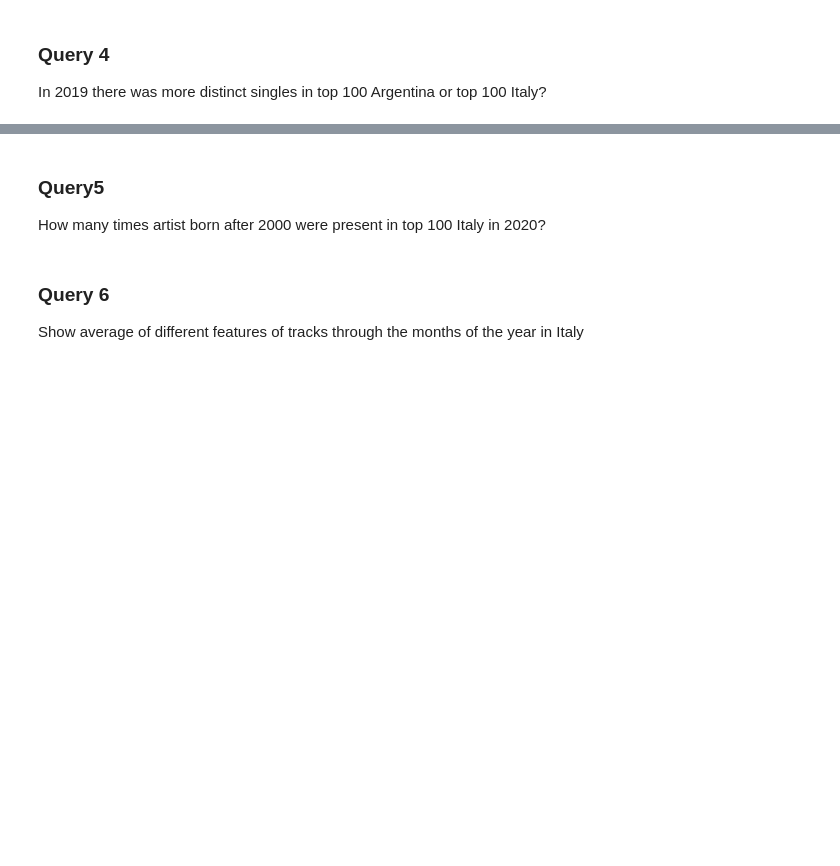
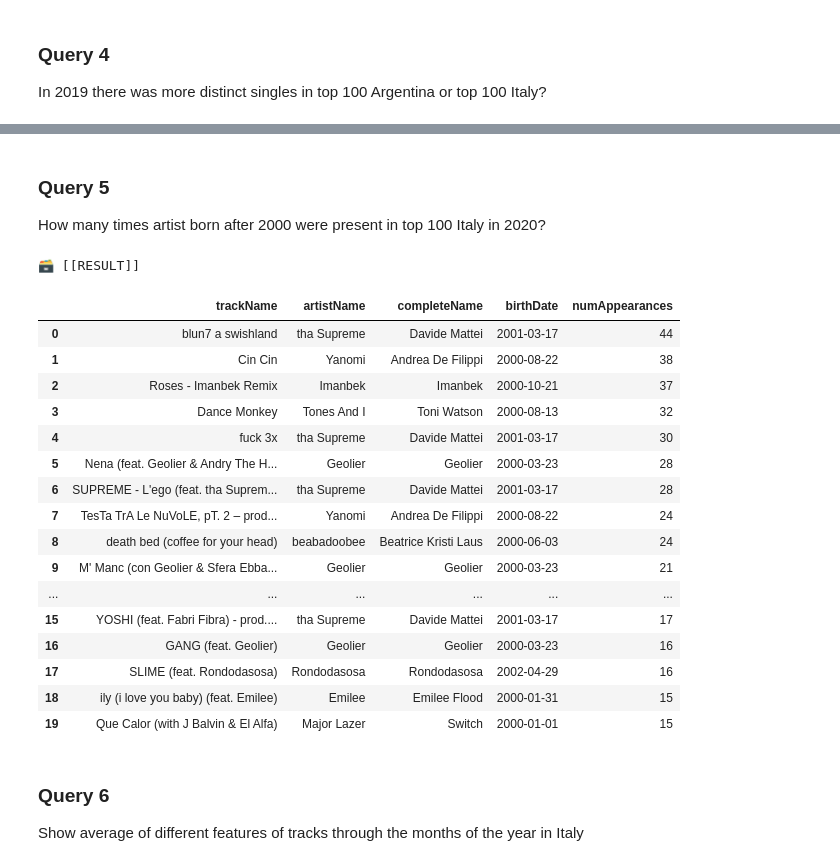
Before and after one commit to luca-martinelli-09/spotify-lod, a Jupyter notebook: spotifyGraphQueries.ipynb, the cells around one changed output, grey strips where cells are left out. Saved outputs shown, nothing was run; the diff lists cells and outputs as text; code cells hidden in the pictures; blank space fills up the shorter version.

Commit message:
Some update to query

```diff
--- a/spotifyGraphQueries.ipynb
+++ b/spotifyGraphQueries.ipynb
@@ -366,34 +432,55 @@ printResult(result, resultType)
 # %% [markdown]
-### Query5
+### Query 5
 How many times artist born after 2000 were present in top 100 Italy in 2020?
 # %%
 result, resultType = executeQuery("""
     select distinct ?trackName ?artistName ?completeName ?birthDate (count(?chartDate) as ?numAppearances) where {
         ?track a so:Track ;
             so:name ?trackName ;
             so:appearsIn ?appearance .
         ?artist a so:Artist ;
                 so:partecipateIn ?track ;
                 so:name ?artistName .
         ?artistPerson so:isMemberOf ?artist ;
                     so:name ?realName ;
                     so:surname ?realSurname ;
                     so:birthDate ?birthDate ;
                     so:deathDate ?deathDate .
         ?appearance a so:Appearance ;
                     so:isPositionedIn ?chart.
         ?chart a so:Chart;
             so:isReferredTo countries:it ;
             so:date ?chartDate ;
             so:name ?chartName .
 
         bind(concat(?realName, " ", ?realSurname) AS ?completeName) .
         filter(?birthDate >= "2000-01-01"^^xsd:date) .
         filter(?chartDate > "2020-01-01"^^xsd:date) .
     } group by ?trackName ?artistName ?completeName ?birthDate
+    order by desc(?numAppearances)
+    limit 20
 """)
 
 printResult(result, resultType)
+# %% [output]
+🗃️ [[RESULT]]
+|  | trackName | artistName | completeName | birthDate | numAppearances |
+| 0 | blun7 a swishland | tha Supreme | Davide Mattei | 2001-03-17 | 44 |
+| 1 | Cin Cin | Yanomi | Andrea De Filippi | 2000-08-22 | 38 |
+| 2 | Roses - Imanbek Remix | Imanbek | Imanbek | 2000-10-21 | 37 |
+| 3 | Dance Monkey | Tones And I | Toni Watson | 2000-08-13 | 32 |
+| 4 | fuck 3x | tha Supreme | Davide Mattei | 2001-03-17 | 30 |
+| 5 | Nena (feat. Geolier & Andry The H... | Geolier | Geolier | 2000-03-23 | 28 |
+| 6 | SUPREME - L'ego (feat. tha Suprem... | tha Supreme | Davide Mattei | 2001-03-17 | 28 |
+| 7 | TesTa TrA Le NuVoLE, pT. 2 – prod... | Yanomi | Andrea De Filippi | 2000-08-22 | 24 |
+| 8 | death bed (coffee for your head) | beabadoobee | Beatrice Kristi Laus | 2000-06-03 | 24 |
+| 9 | M' Manc (con Geolier & Sfera Ebba... | Geolier | Geolier | 2000-03-23 | 21 |
+| ... | ... | ... | ... | ... | ... |
+| 15 | YOSHI (feat. Fabri Fibra) - prod.... | tha Supreme | Davide Mattei | 2001-03-17 | 17 |
+| 16 | GANG (feat. Geolier) | Geolier | Geolier | 2000-03-23 | 16 |
+| 17 | SLIME (feat. Rondodasosa) | Rondodasosa | Rondodasosa | 2002-04-29 | 16 |
+| 18 | ily (i love you baby) (feat. Emilee) | Emilee | Emilee Flood | 2000-01-31 | 15 |
+| 19 | Que Calor (with J Balvin & El Alfa) | Major Lazer | Switch | 2000-01-01 | 15 |
 # %% [markdown]
 ### Query 6
 Show average of different features of tracks through the months of the year in Italy
```
Also changed, not shown: parts of 13 cells of this notebook.
